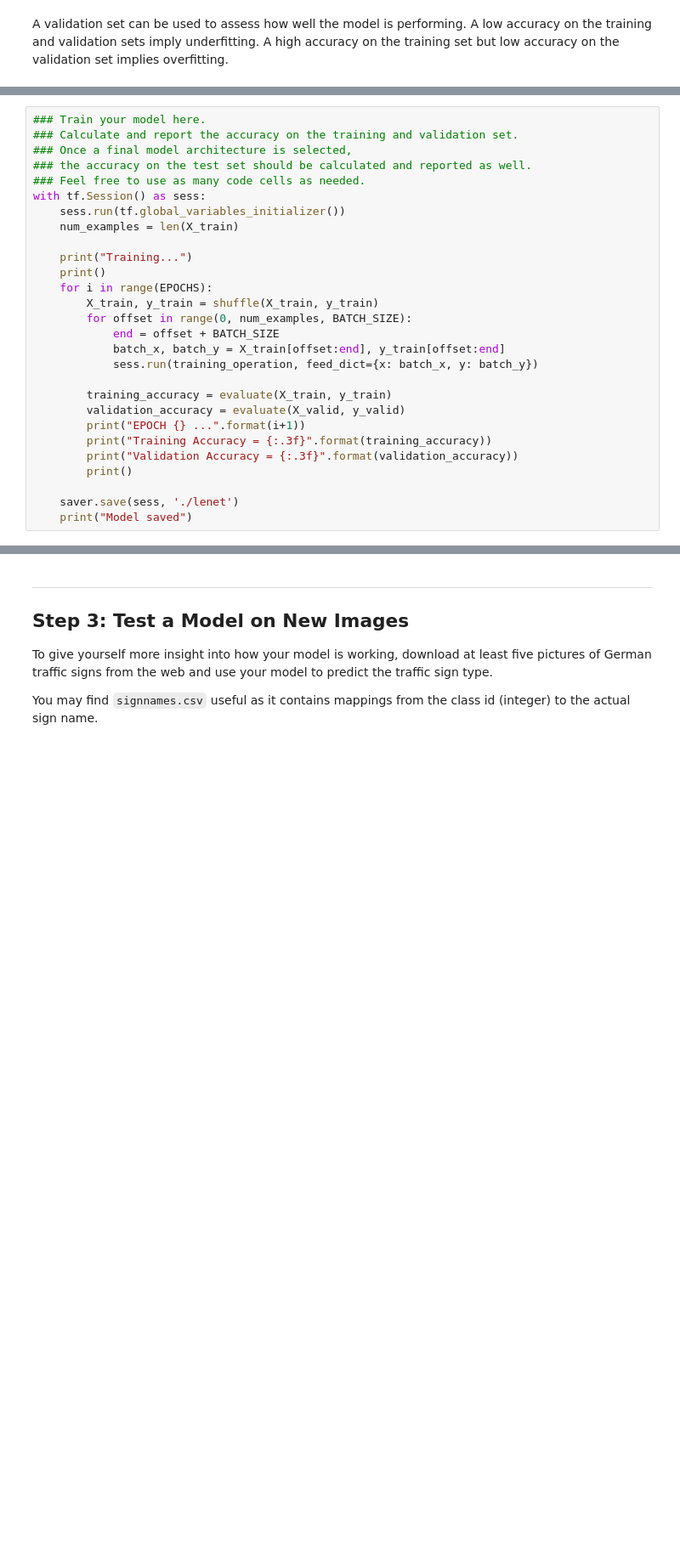
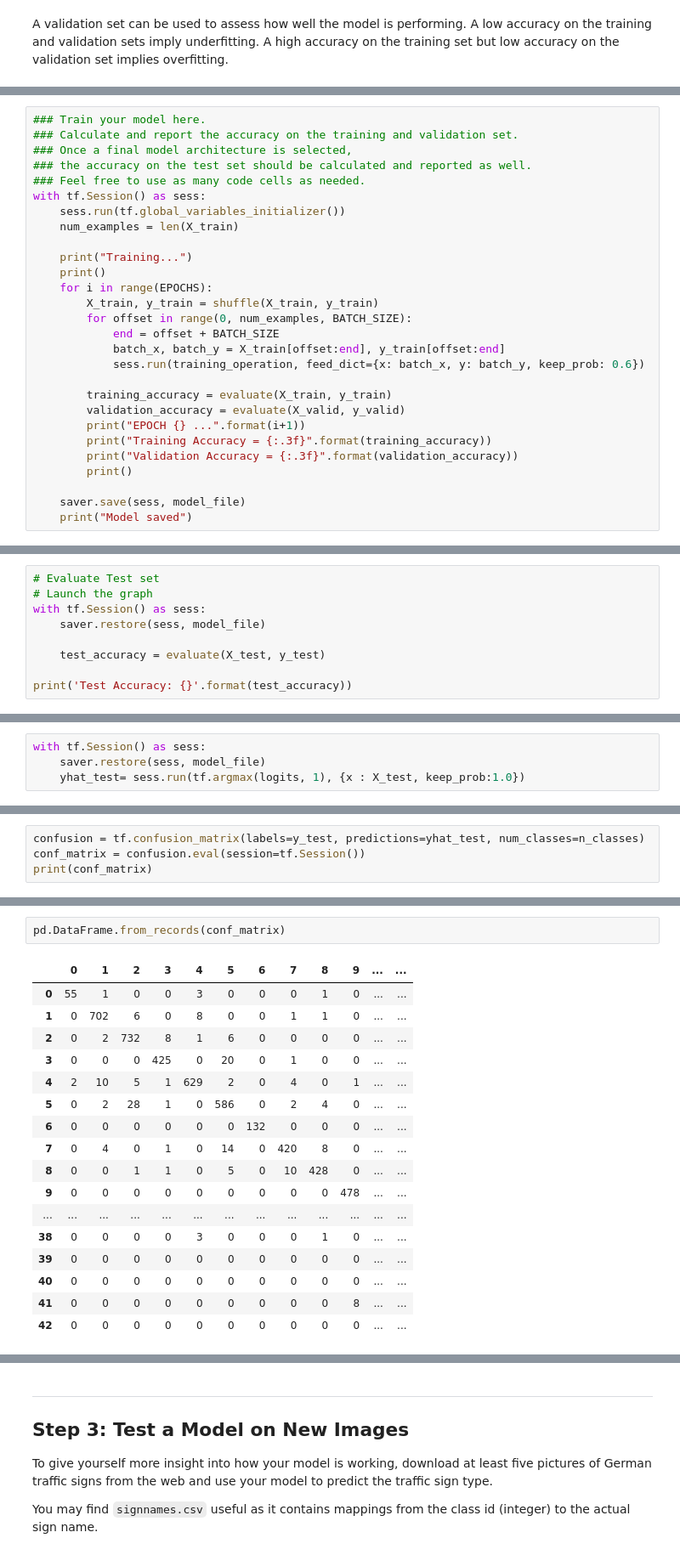
Before and after one commit to JieqingShi/CarND-Traffic-Sign-Classifier-Project, a Jupyter notebook: Traffic_Sign_Classifier.ipynb, the cells around one changed output, grey strips where cells are left out. Shown at 85% size. Cells and saved outputs as stored; diff of their text form; blank space fills up the shorter version.

```diff
--- a/Traffic_Sign_Classifier.ipynb
+++ b/Traffic_Sign_Classifier.ipynb
@@ -277,7 +328,7 @@ with tf.Session() as sess:
         for offset in range(0, num_examples, BATCH_SIZE):
             end = offset + BATCH_SIZE
             batch_x, batch_y = X_train[offset:end], y_train[offset:end]
-            sess.run(training_operation, feed_dict={x: batch_x, y: batch_y})
+            sess.run(training_operation, feed_dict={x: batch_x, y: batch_y, keep_prob: 0.6})
 
         training_accuracy = evaluate(X_train, y_train)
         validation_accuracy = evaluate(X_valid, y_valid)
@@ -286,7 +337,7 @@ with tf.Session() as sess:
         print("Validation Accuracy = {:.3f}".format(validation_accuracy))
         print()
 
-    saver.save(sess, './lenet')
+    saver.save(sess, model_file)
     print("Model saved")
 # %% [output]
 Training...
@@ -308,0 +360,9 @@ Validation Accuracy = 0.937
+# %%
+# Evaluate Test set
+# Launch the graph
+with tf.Session() as sess:
+    saver.restore(sess, model_file)
+
+    test_accuracy = evaluate(X_test, y_test)
+
+print('Test Accuracy: {}'.format(test_accuracy))
@@ -308,0 +372,4 @@ Validation Accuracy = 0.937
+# %%
+with tf.Session() as sess:
+    saver.restore(sess, model_file)
+    yhat_test= sess.run(tf.argmax(logits, 1), {x : X_test, keep_prob:1.0})
@@ -308,0 +378,4 @@ Validation Accuracy = 0.937
+# %%
+confusion = tf.confusion_matrix(labels=y_test, predictions=yhat_test, num_classes=n_classes)
+conf_matrix = confusion.eval(session=tf.Session())
+print(conf_matrix)
@@ -308,0 +390,20 @@ Validation Accuracy = 0.937
+# %%
+pd.DataFrame.from_records(conf_matrix)
+# %% [output]
+|  | 0 | 1 | 2 | 3 | 4 | 5 | 6 | 7 | 8 | 9 | ... | ... |
+| 0 | 55 | 1 | 0 | 0 | 3 | 0 | 0 | 0 | 1 | 0 | ... | ... |
+| 1 | 0 | 702 | 6 | 0 | 8 | 0 | 0 | 1 | 1 | 0 | ... | ... |
+| 2 | 0 | 2 | 732 | 8 | 1 | 6 | 0 | 0 | 0 | 0 | ... | ... |
+| 3 | 0 | 0 | 0 | 425 | 0 | 20 | 0 | 1 | 0 | 0 | ... | ... |
+| 4 | 2 | 10 | 5 | 1 | 629 | 2 | 0 | 4 | 0 | 1 | ... | ... |
+| 5 | 0 | 2 | 28 | 1 | 0 | 586 | 0 | 2 | 4 | 0 | ... | ... |
+| 6 | 0 | 0 | 0 | 0 | 0 | 0 | 132 | 0 | 0 | 0 | ... | ... |
+| 7 | 0 | 4 | 0 | 1 | 0 | 14 | 0 | 420 | 8 | 0 | ... | ... |
+| 8 | 0 | 0 | 1 | 1 | 0 | 5 | 0 | 10 | 428 | 0 | ... | ... |
+| 9 | 0 | 0 | 0 | 0 | 0 | 0 | 0 | 0 | 0 | 478 | ... | ... |
+| ... | ... | ... | ... | ... | ... | ... | ... | ... | ... | ... | ... | ... |
+| 38 | 0 | 0 | 0 | 0 | 3 | 0 | 0 | 0 | 1 | 0 | ... | ... |
+| 39 | 0 | 0 | 0 | 0 | 0 | 0 | 0 | 0 | 0 | 0 | ... | ... |
+| 40 | 0 | 0 | 0 | 0 | 0 | 0 | 0 | 0 | 0 | 0 | ... | ... |
+| 41 | 0 | 0 | 0 | 0 | 0 | 0 | 0 | 0 | 0 | 8 | ... | ... |
+| 42 | 0 | 0 | 0 | 0 | 0 | 0 | 0 | 0 | 0 | 0 | ... | ... |
```
Also changed, not shown: parts of 35 cells of this notebook, 14 other files.
